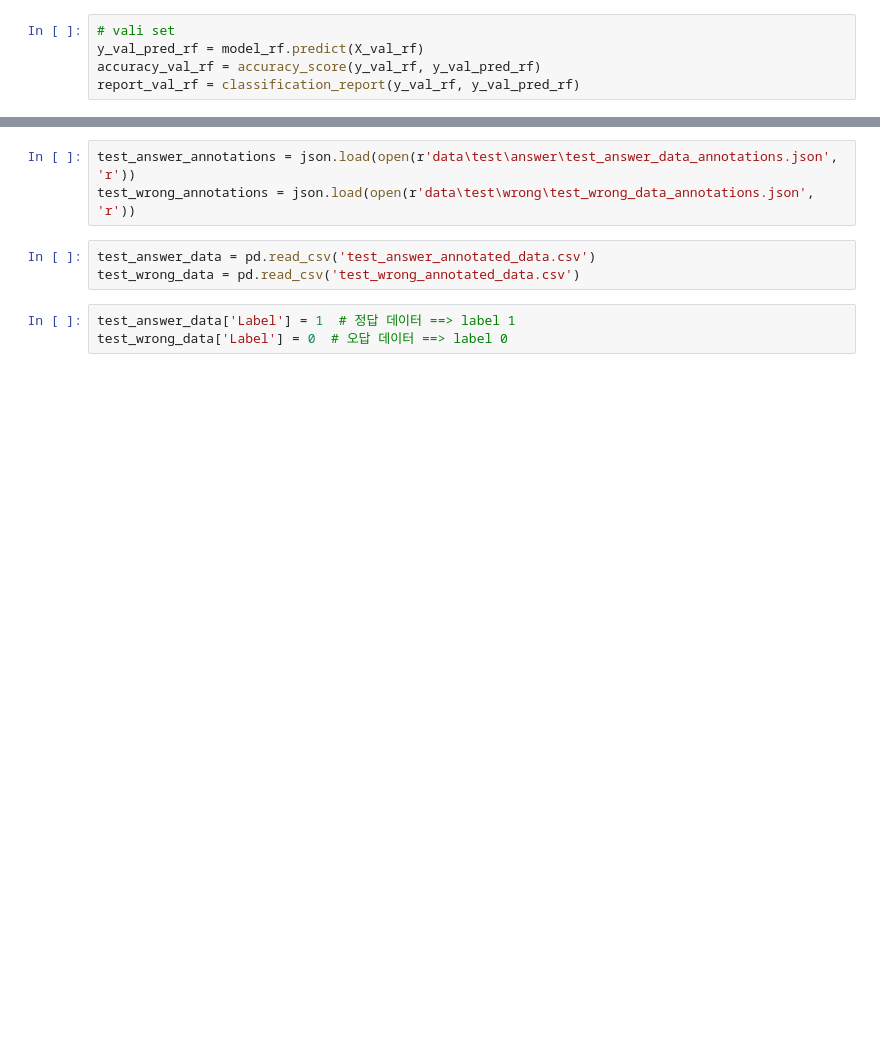
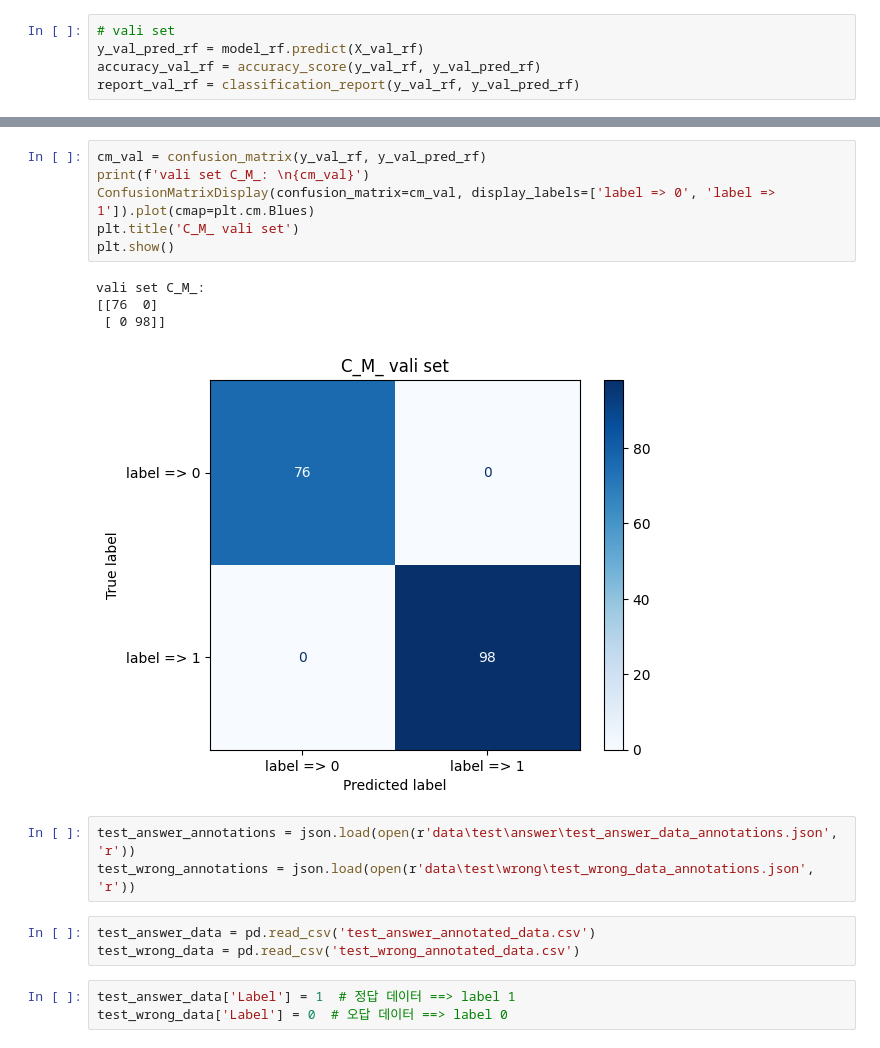
Before and after one commit to Ryuchanghoon/correct_running_pose_research, a Jupyter notebook: model_training.ipynb, the cells around one changed output, grey strips where cells are left out. Saved outputs shown, nothing was run; the diff lists cells and outputs as text; blank space fills up the shorter version.

```diff
--- a/model_training.ipynb
+++ b/model_training.ipynb
@@ -96,3 +134,14 @@ weighted avg       1.00      1.00      1.00        99
+# %%
+cm_val = confusion_matrix(y_val_rf, y_val_pred_rf)
+print(f'vali set C_M_: \n{cm_val}')
+ConfusionMatrixDisplay(confusion_matrix=cm_val, display_labels=['label => 0', 'label => 1']).plot(cmap=plt.cm.Blues)
+plt.title('C_M_ vali set')
+plt.show()
+# %% [output]
+vali set C_M_:
+[[76  0]
+ [ 0 98]]
+[figure, added]
 # %%
 test_answer_annotations = json.load(open(r'data\test\answer\test_answer_data_annotations.json', 'r'))
 test_wrong_annotations = json.load(open(r'data\test\wrong\test_wrong_data_annotations.json', 'r'))
```
Also changed, not shown: parts of 9 cells of this notebook.
